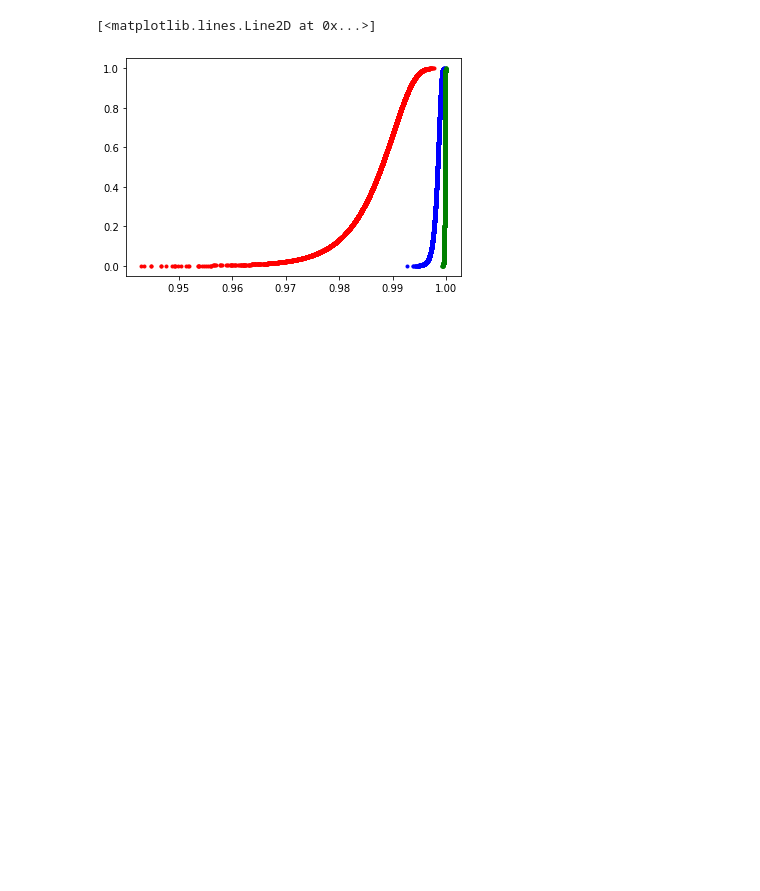
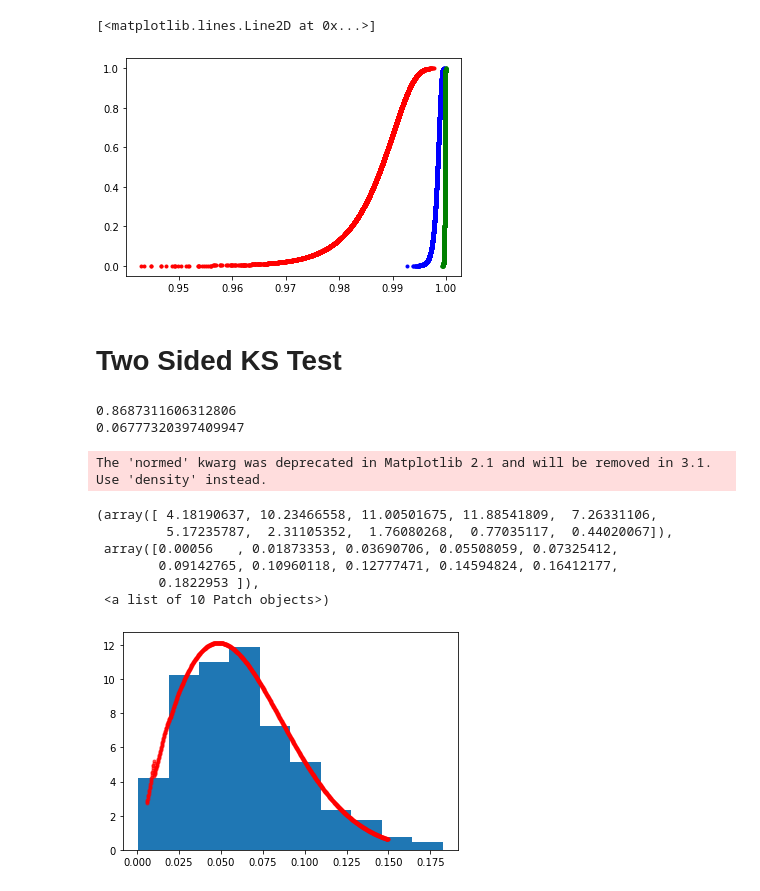
Before and after one commit to nitikayad96/radio-background, a Jupyter notebook: statistical-tests.ipynb, the cells around one changed output. Cells and saved outputs as stored; diff of their text form; code cells hidden in the pictures; blank space fills up the shorter version.

```diff
--- a/statistical-tests.ipynb
+++ b/statistical-tests.ipynb
@@ -160,3 +162,31 @@ plt.plot(np.array(W10000),shapiro10000, 'g.')
 # %% [output]
 [<matplotlib.lines.Line2D at 0x...>]
 [figure]
+# %% [markdown]
+# Two Sided KS Test
+# %%
+LOC = 0
+SCALE = 1
+
+mean, var, skew, kurt = stats.kstwobign.stats(loc = LOC, scale = SCALE, moments='mvsk')
+print(mean)
+print(var)
+# %% [output]
+0.8687311606312806
+0.06777320397409947
+# %%
+fig, ax = plt.subplots(1, 1)
+n=1e2
+x = np.linspace(stats.ksone.ppf(0.01, n), stats.ksone.ppf(0.99, n), 1000)
+y = stats.ksone.pdf(x, n)
+ax.plot(x, y, 'r.', lw=5, alpha=0.6, label='kstwobign pdf')
+plt.hist(D100,normed=True)
+# %% [output]
+The 'normed' kwarg was deprecated in Matplotlib 2.1 and will be removed in 3.1. Use 'density' instead.
+(array([ 4.18190637, 10.23466558, 11.00501675, 11.88541809,  7.26331106,
+         5.17235787,  2.31105352,  1.76080268,  0.77035117,  0.44020067]),
+ array([0.00056   , 0.01873353, 0.03690706, 0.05508059, 0.07325412,
+        0.09142765, 0.10960118, 0.12777471, 0.14594824, 0.16412177,
+        0.1822953 ]),
+ <a list of 10 Patch objects>)
+[figure, added]
```
Also changed, not shown: parts of 5 cells of this notebook, 8 other files.
